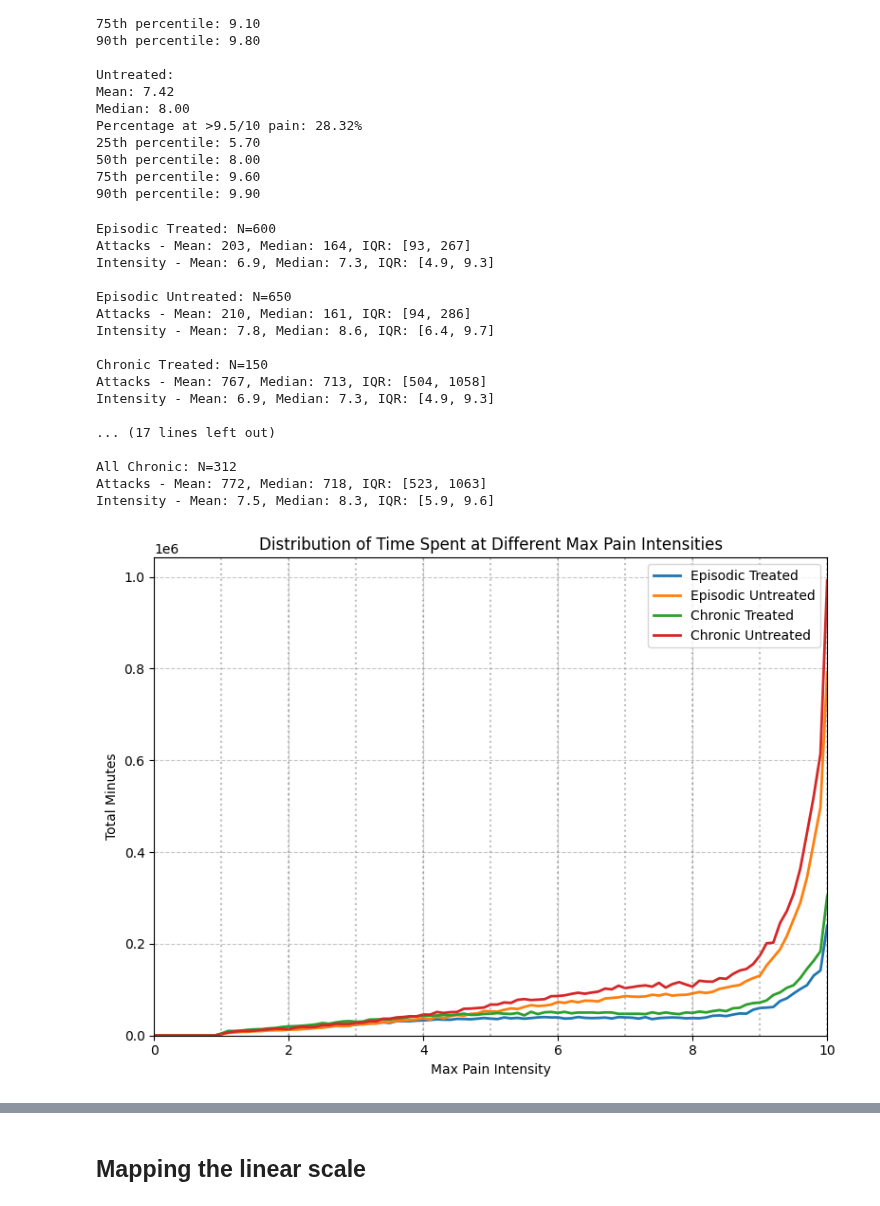
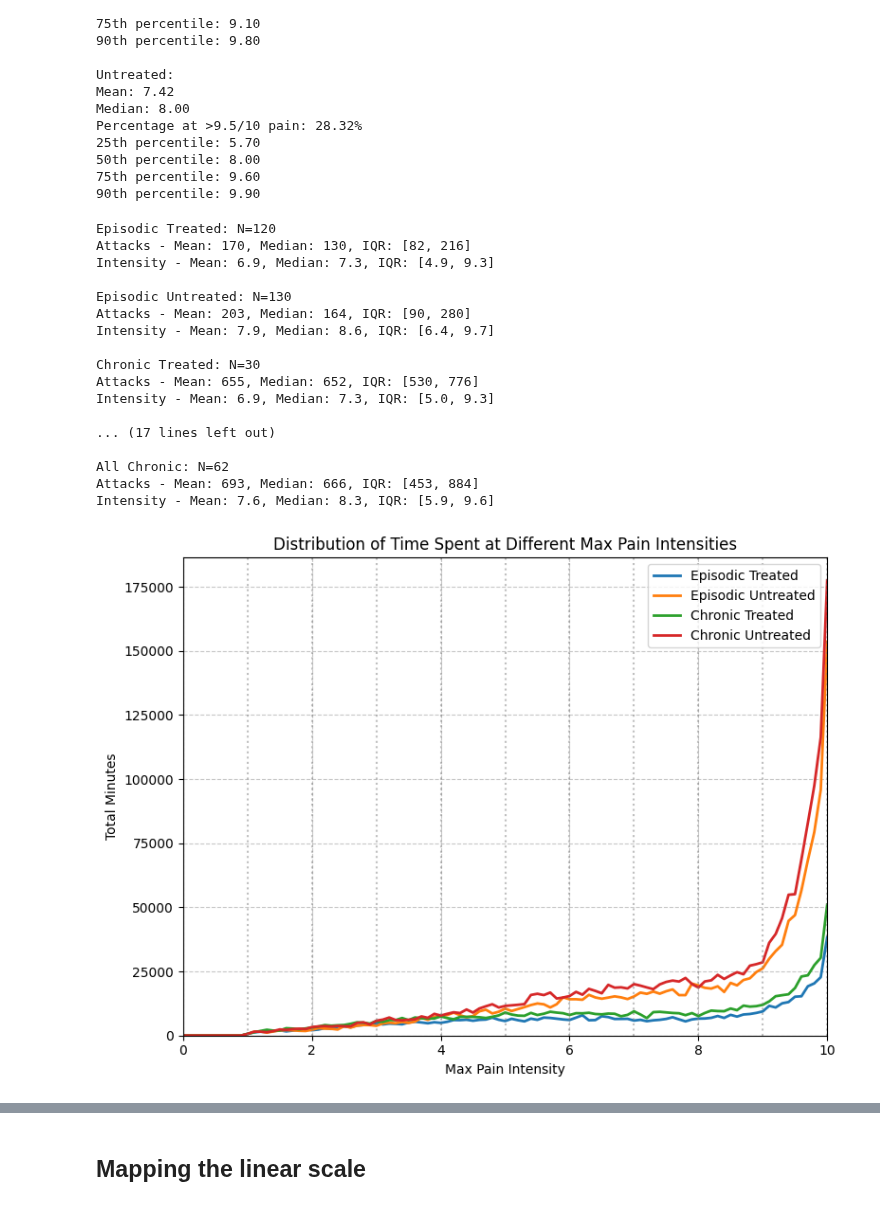
Before and after one commit to aph-research/cluster-headaches, a Jupyter notebook: Cluster headache full model.ipynb, the cells around one changed output, grey strips where cells are left out. Cells and saved outputs as stored; diff of their text form; code cells hidden in the pictures.

```diff
--- a/Cluster headache full model.ipynb
+++ b/Cluster headache full model.ipynb
@@ -131,8 +131,11 @@ sample_sizes.append(209)
 
 # Li et al. (2022)
 total_li = 327
+original_proportions = np.array([0.104, 0.235, 0.502, 0.131])
+sum_proportions = np.sum(original_proportions)
+new_proportions = original_proportions / sum_proportions
 data.extend([1, gmean([2, 4]), gmean([4, 8]), 8])
-sample_sizes.extend([int(0.104 * total_li), int(0.235 * total_li), int(0.502 * total_li), int(0.131 * total_li)])
+sample_sizes.extend([int(prop * total_li) for prop in new_proportions])
 
 # Friedman & Mikropoulos (1958)
 data.append(gmean([6, 8]))
@@ -148,9 +151,9 @@ sample_sizes.append(60)
 
 # Sutherland & Eadie (1972)
 total_sutherland = 58
-data.extend([gmean([0, 4]), gmean([5, 13]), gmean([14, 26]), gmean([27, 52])])
+data.extend([np.mean([0, 4]), gmean([5, 13]), gmean([14, 26]), gmean([27, 52])])
 sample_sizes.extend([int(0.23 * total_sutherland), int(0.45 * total_sutherland),
-                     int(0.19 * total_sutherland), int(0.04 * total_sutherland)])
+                     int(0.19 * total_sutherland), int(0.14 * total_sutherland)])
 
 # Rozen & Fishman (2012)
 data.append(10.3)
@@ -175,6 +178,8 @@ def neg_log_likelihood(params):
 initial_params = [np.log(np.average(data, weights=weights)), 0.5]
 result = minimize(neg_log_likelihood, initial_params, method='Nelder-Mead')
 optimal_mu, optimal_sigma = result.x
+print(optimal_mu)
+print(optimal_sigma)
 
 # Plotting
 plt.figure(figsize=(8, 6))
@@ -661,7 +668,7 @@ class Patient:
         if self.is_chronic:
             self.active_days = generate_chronic_active_days()
         else:
-            self.annual_bouts = generate_annual_bouts()
+            self.annual_bouts = bouts_per_year.rvs()
             self.bout_durations = self.generate_bout_durations()
 
     def pre_generate_attack_pool(self):
@@ -726,7 +733,7 @@ class Patient:
             intensity_minutes[intensity] = intensity_minutes.get(intensity, 0) + attack.max_intensity_duration
         return intensity_minutes
 # %%
-fraction_of_patients_to_simulate = .0005
+fraction_of_patients_to_simulate = .0001
 n_episodic_treated = int(ch_groups['Episodic Treated'] * fraction_of_patients_to_simulate)
 n_episodic_untreated = int(ch_groups['Episodic Untreated'] * fraction_of_patients_to_simulate)
 n_chronic_treated = int(ch_groups['Chronic Treated'] * fraction_of_patients_to_simulate)
@@ -839,42 +846,42 @@ def plot_data(intensities, group_data, y_label, title):
     for i in range(1, 11):
         plt.axvline(x=i, color='gray', linestyle=':', alpha=0.5)
 
     plt.tight_layout()
     plt.show()
 
 groups_simulated = [
     ("Episodic Treated", lambda p: not p.is_chronic and p.is_treated, n_episodic_treated),
     ("Episodic Untreated", lambda p: not p.is_chronic and not p.is_treated, n_episodic_untreated),
     ("Chronic Treated", lambda p: p.is_chronic and p.is_treated, n_chronic_treated),
     ("Chronic Untreated", lambda p: p.is_chronic and not p.is_treated, n_chronic_untreated)
 ]
 
 # Calculate group data and print results
 intensities, group_data = calculate_group_data(population, groups_simulated)
 
 # Plot total minutes
 plot_data(intensities, [(name, total, _, _) for name, _, total, _ in group_data],
           'Total Minutes', 'Distribution of Time Spent at Different Max Pain Intensities')
 
 # Plot average minutes
 plot_data(intensities, [(name, avg, _, _) for name, avg, _, _ in group_data],
           'Average Minutes', 'Distribution of Time Spent at Different Max Pain Intensities')
 # %% [output]
-Episodic Treated: N=600
-Attacks - Mean: 203, Median: 164, IQR: [93, 267]
+Episodic Treated: N=120
+Attacks - Mean: 170, Median: 130, IQR: [82, 216]
 Intensity - Mean: 6.9, Median: 7.3, IQR: [4.9, 9.3]
 
-Episodic Untreated: N=650
-Attacks - Mean: 210, Median: 161, IQR: [94, 286]
-Intensity - Mean: 7.8, Median: 8.6, IQR: [6.4, 9.7]
+Episodic Untreated: N=130
+Attacks - Mean: 203, Median: 164, IQR: [90, 280]
+Intensity - Mean: 7.9, Median: 8.6, IQR: [6.4, 9.7]
 
-Chronic Treated: N=150
-Attacks - Mean: 767, Median: 713, IQR: [504, 1058]
-Intensity - Mean: 6.9, Median: 7.3, IQR: [4.9, 9.3]
+Chronic Treated: N=30
+Attacks - Mean: 655, Median: 652, IQR: [530, 776]
+Intensity - Mean: 6.9, Median: 7.3, IQR: [5.0, 9.3]
 
 ... (17 lines left out)
 
-All Chronic: N=312
-Attacks - Mean: 772, Median: 718, IQR: [523, 1063]
-Intensity - Mean: 7.5, Median: 8.3, IQR: [5.9, 9.6]
+All Chronic: N=62
+Attacks - Mean: 693, Median: 666, IQR: [453, 884]
+Intensity - Mean: 7.6, Median: 8.3, IQR: [5.9, 9.6]
-[figure, old version]
+[figure, new version]
```
Also changed, not shown: parts of 2 cells of this notebook, 2 other files.
